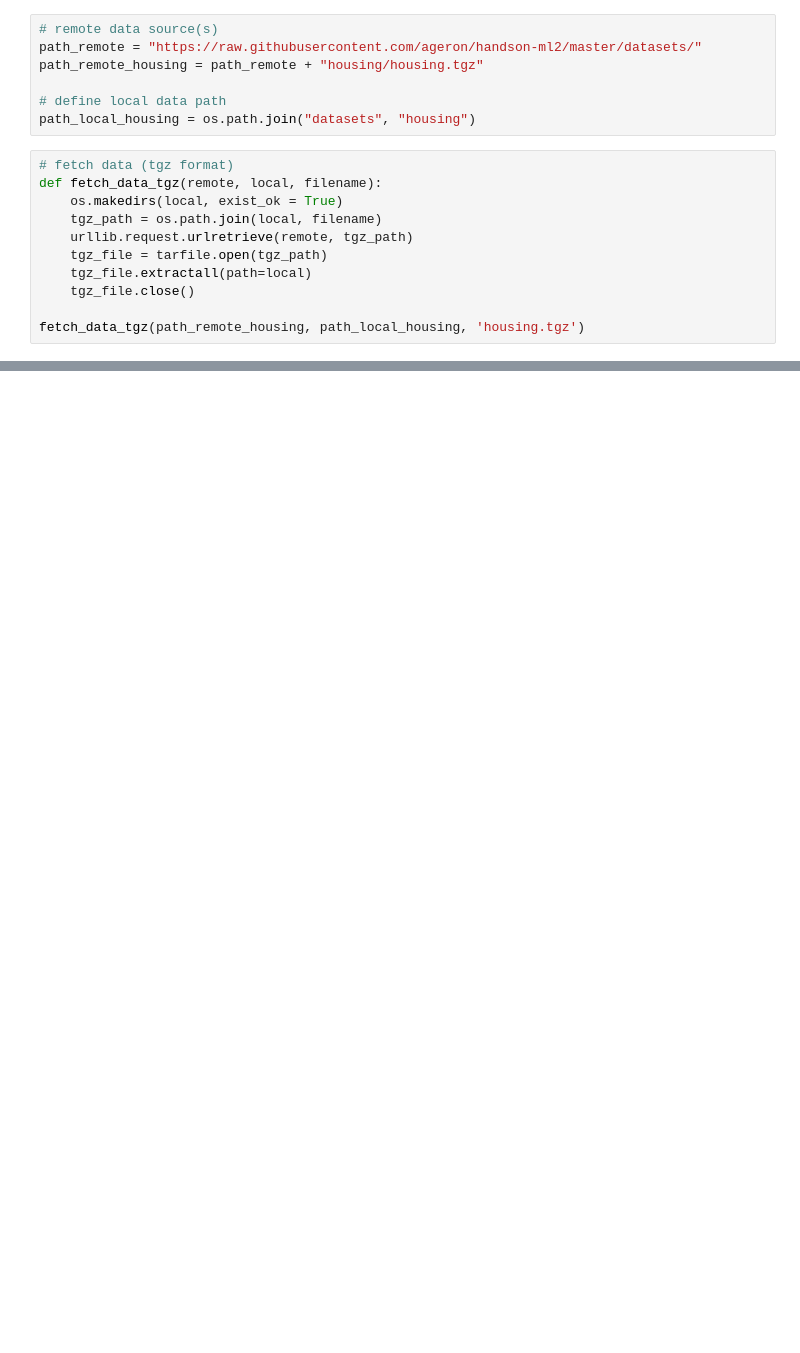
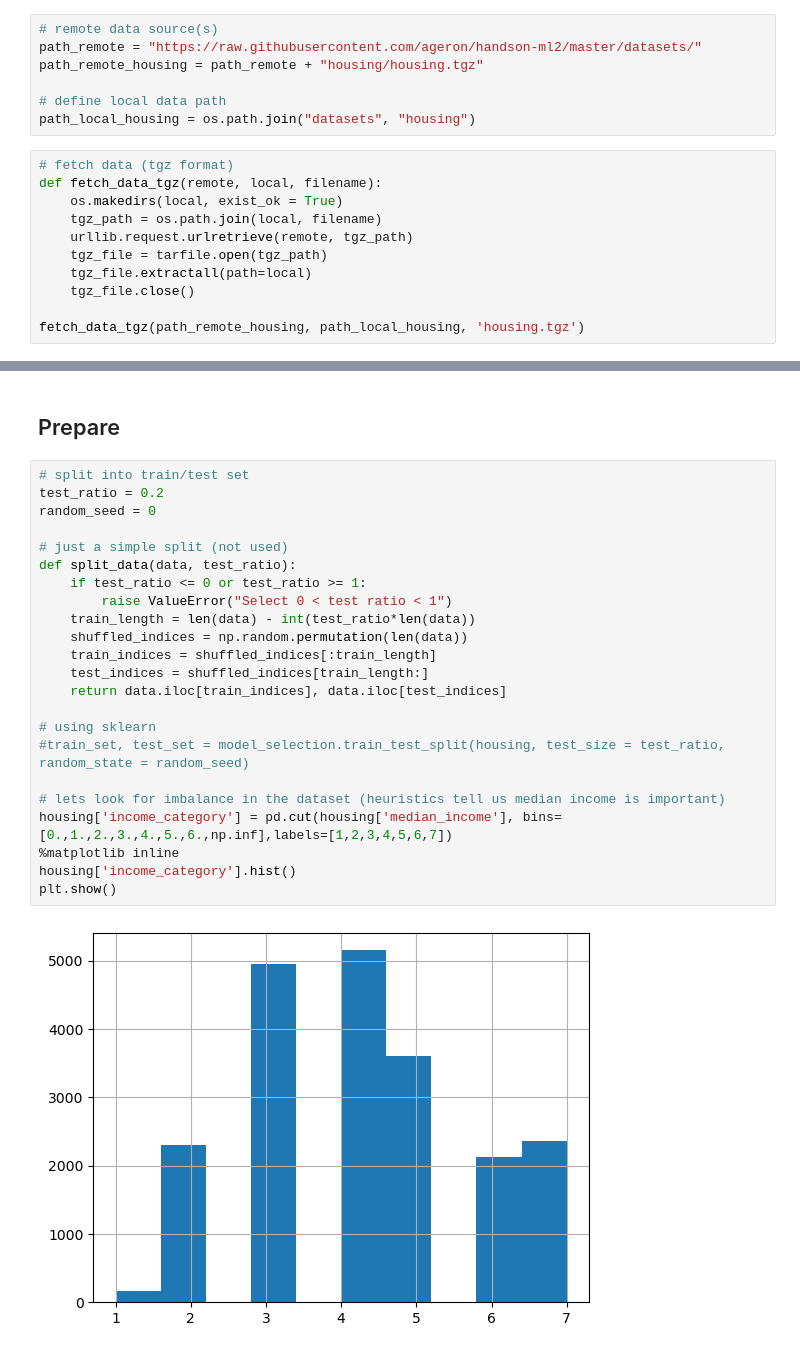
Before and after one commit to tjards/data_science_upskill, a Jupyter notebook: 1_housing/housing.ipynb, the cells around one changed output, grey strips where cells are left out. Drawn from its saved outputs; the diff is of its cells as text; blank space fills up the shorter version.

Commit message:
train test stratified

```diff
--- a/1_housing/housing.ipynb
+++ b/1_housing/housing.ipynb
@@ -33,0 +92,27 @@ housing = load_data_csv(path_local_housing, 'housing.csv')
+# %% [markdown]
+## Prepare
+# %%
+# split into train/test set
+test_ratio = 0.2
+random_seed = 0
+
+# just a simple split (not used)
+def split_data(data, test_ratio):
+    if test_ratio <= 0 or test_ratio >= 1:
+        raise ValueError("Select 0 < test ratio < 1")
+    train_length = len(data) - int(test_ratio*len(data))
+    shuffled_indices = np.random.permutation(len(data))
+    train_indices = shuffled_indices[:train_length]
+    test_indices = shuffled_indices[train_length:]
+    return data.iloc[train_indices], data.iloc[test_indices]
+
+# using sklearn
+#train_set, test_set = model_selection.train_test_split(housing, test_size = test_ratio, random_state = random_seed)
+
+# lets look for imbalance in the dataset (heuristics tell us median income is important)
+housing['income_category'] = pd.cut(housing['median_income'], bins=[0.,1.,2.,3.,4.,5.,6.,np.inf],labels=[1,2,3,4,5,6,7])
+%matplotlib inline
+housing['income_category'].hist()
+plt.show()
+# %% [output]
+[figure, added]
```
Also changed, not shown: parts of 12 cells of this notebook.
